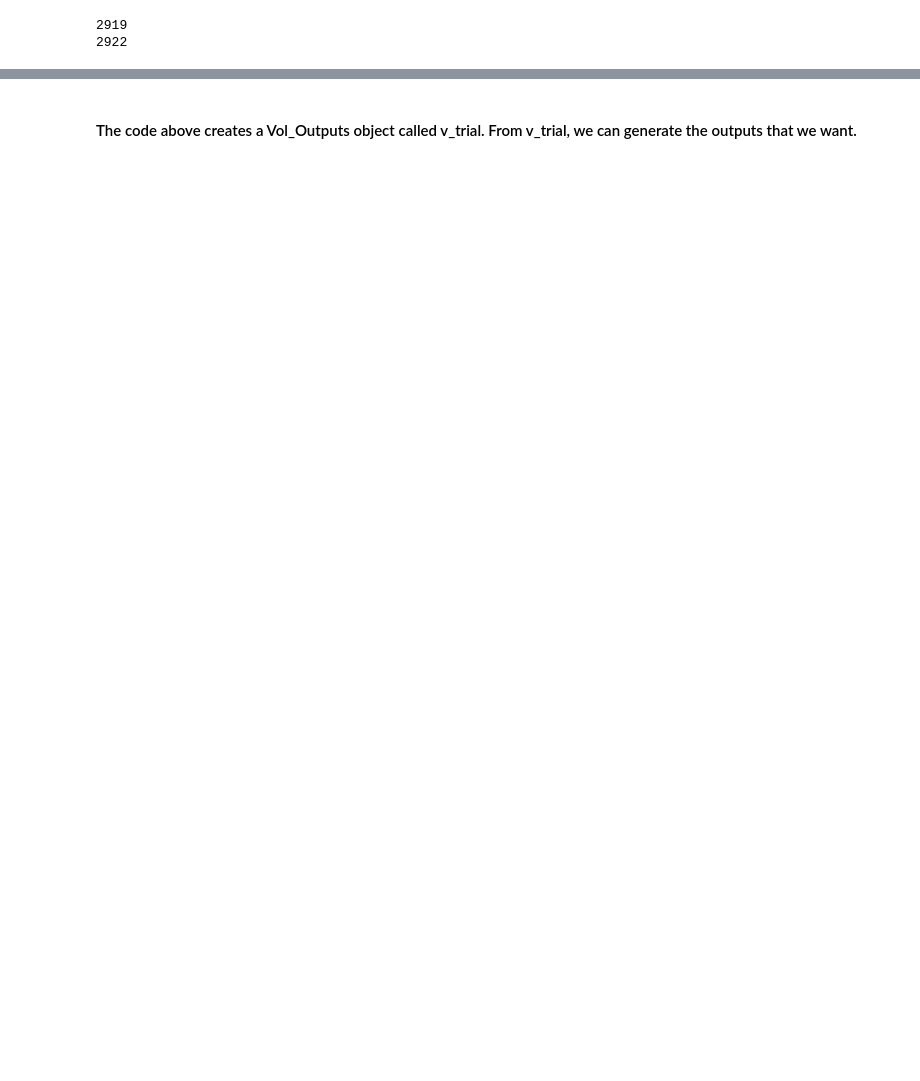
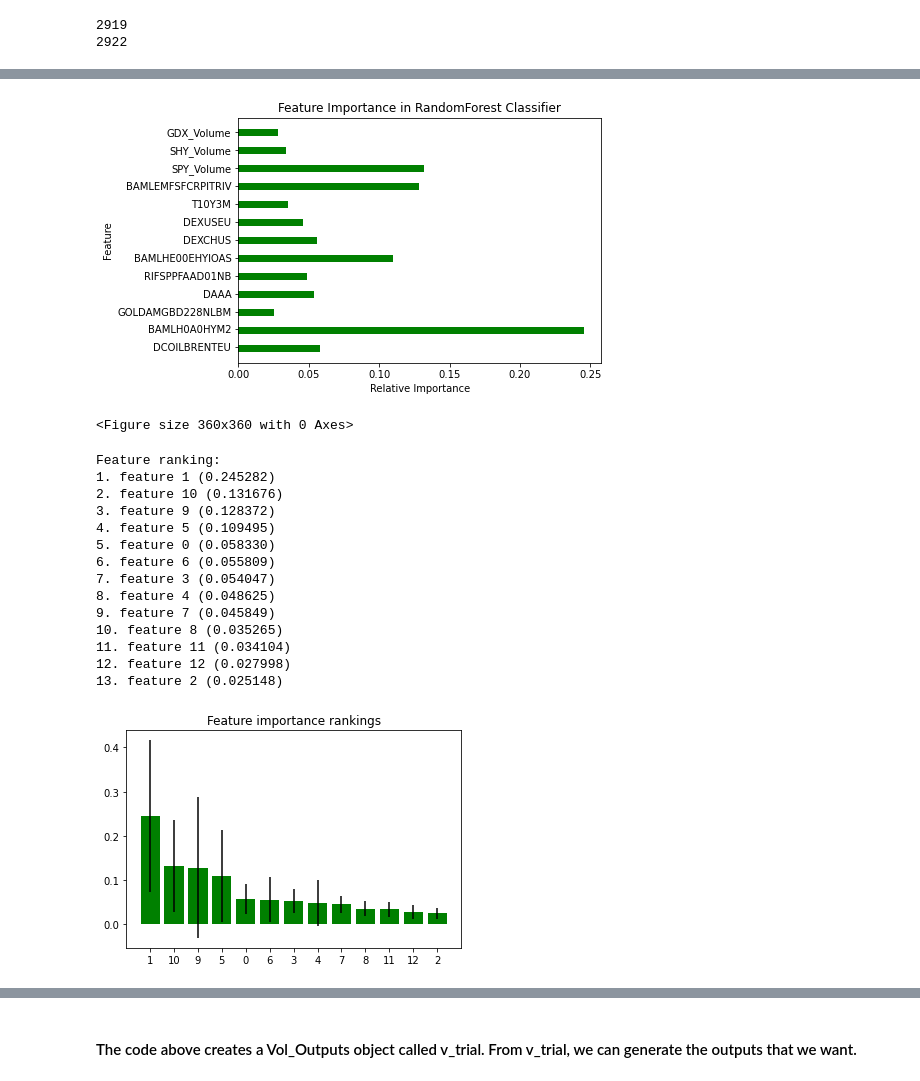
Before and after one commit to greggiordano12/Vol-Regime-Project, a Jupyter notebook: Vol Regime Checkpoint 2.ipynb, the cells around one changed output, grey strips where cells are left out. Drawn from its saved outputs; the diff is of its cells as text; code cells hidden in the pictures; blank space fills up the shorter version.

```diff
--- a/Vol Regime Checkpoint 2.ipynb
+++ b/Vol Regime Checkpoint 2.ipynb
@@ -29,12 +49,20 @@ The Vol_Outputs class currently contains compare_equal, compare_spy, and analyze
 # %%
 import os
 from Code.main.main import Vol_Outputs
+from Code.Data.Inputs import volClass
 
 start_date = "2008-01-01"
 end_date="2020-06-20"
 tickers = ["PNQI", "SPY","SPXL", "XLK", "XLY", "XLF","SHY"]
-fred_strings=["DCOILBRENTEU" ,"BAMLH0A0HYM2", "GOLDAMGBD228NLBM","DAAA","RIFSPPFAAD01NB","BAMLHE00EHYIOAS", "DEXCHUS", "DEXUSEU", "T10Y3M", "BAMLEMFSFCRPITRIV"]
-v_trial = Vol_Outputs(start_date, end_date, tickers, fred_strings)
+fred_s=["DCOILBRENTEU" ,"BAMLH0A0HYM2", "GOLDAMGBD228NLBM","DAAA","RIFSPPFAAD01NB","BAMLHE00EHYIOAS", "DEXCHUS", "DEXUSEU", "T10Y3M", "BAMLEMFSFCRPITRIV"]
+trial_vol = volClass.Vol_Data(start_date, end_date, fred_strings = fred_s)
+
+v_trial = Vol_Outputs(start_date, end_date, tickers, fred_s)
 # %% [output]
 2919
 2922
+# %%
+from Code.Data import rfClass
+
+# Regime_Predict(Vol_Data object, test_size = .3, n_estimators= 10) we chose default test data size as .3 and n_estimators for random forest as 10
+trial_regime_prediction = rfClass.Regime_Predict(trial_vol)
@@ -40,0 +122,22 @@ v_trial = Vol_Outputs(start_date, end_date, tickers, fred_strings)
+# %%
+trial_regime_prediction.plot_feature_importances()
+
+trial_regime_prediction.plot_feature_rankings()
+# %% [output]
+[figure, added]
+<Figure size 360x360 with 0 Axes>
+Feature ranking:
+1. feature 1 (0.245282)
+2. feature 10 (0.131676)
+3. feature 9 (0.128372)
+4. feature 5 (0.109495)
+5. feature 0 (0.058330)
+6. feature 6 (0.055809)
+7. feature 3 (0.054047)
+8. feature 4 (0.048625)
+9. feature 7 (0.045849)
+10. feature 8 (0.035265)
+11. feature 11 (0.034104)
+12. feature 12 (0.027998)
+13. feature 2 (0.025148)
+[figure, added]
```
Also changed, not shown: parts of 11 cells of this notebook, 3 other files.
